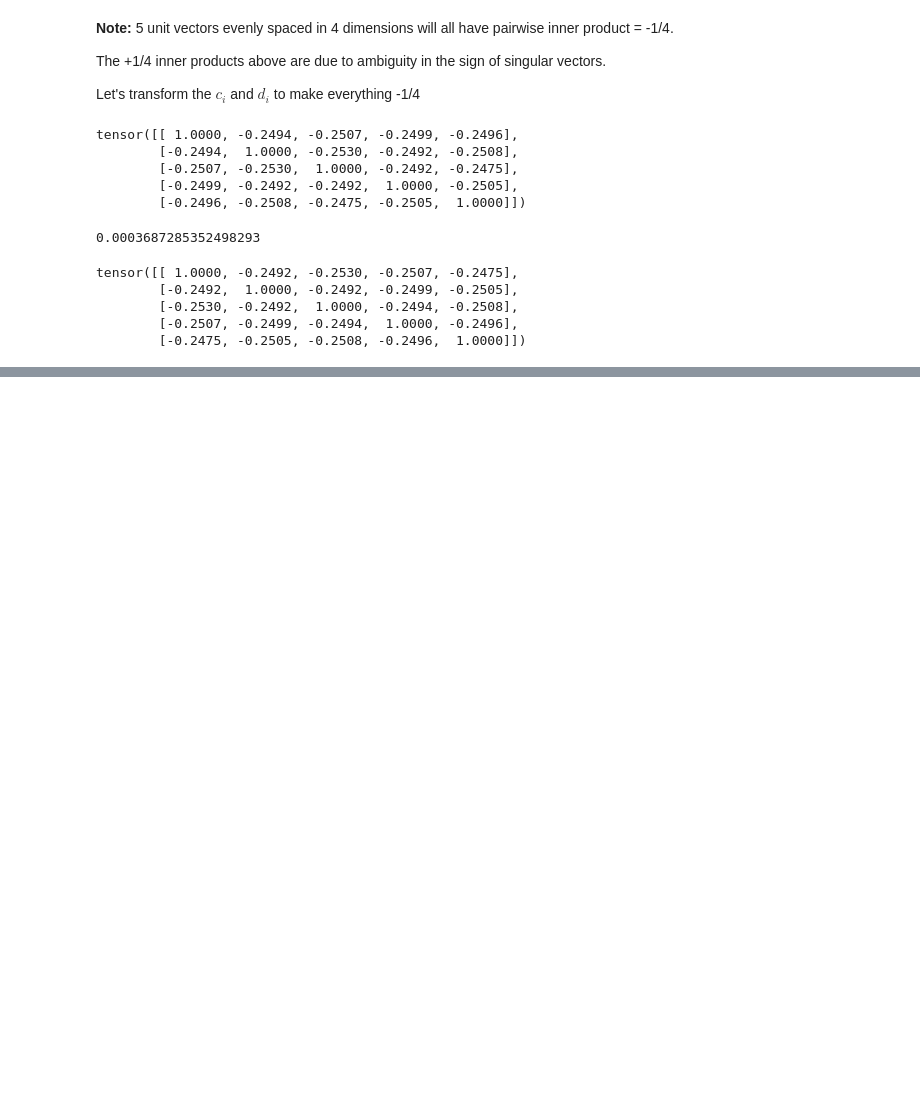
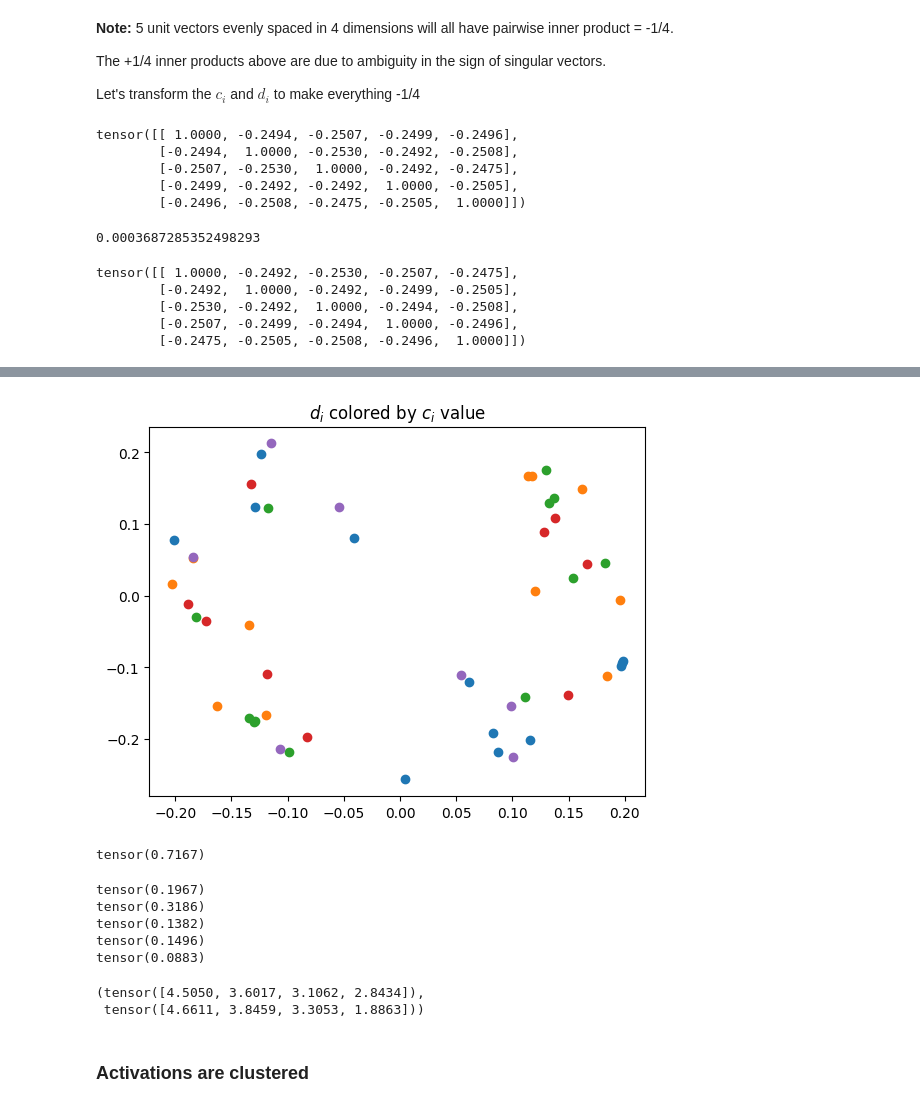
Before and after one commit to LouisYRYJ/Finite-groups, a Jupyter notebook: notebooks/irreps_SL_2_5.ipynb, the cells around one changed output, grey strips where cells are left out. Cells and saved outputs as stored; diff of their text form; code cells hidden in the pictures; blank space fills up the shorter version.

```diff
--- a/notebooks/irreps_SL_2_5.ipynb
+++ b/notebooks/irreps_SL_2_5.ipynb
@@ -271,0 +281,33 @@ tensor([[ 1.0000, -0.2492, -0.2530, -0.2507, -0.2475],
+# %%
+d_pcs = t.svd(d)[0][:,:2]
+for label in range(5):
+    cluster = [j for j in range(c.shape[0]) if kmeans.labels_[j].item() == label]
+    plt.scatter(d_pcs[cluster, 0], d_pcs[cluster, 1])
+plt.title('$d_i$ colored by $c_i$ value')
+plt.show()
+# %% [output]
+[figure, added]
+# %%
+dhat = b @ t.linalg.inv(b.T @ b) @ b.T @ d
+(d - dhat).norm()**2 / d.norm()**2
+# %% [output]
+tensor(0.7167)
+# %%
+for label in range(5):
+    cluster = [j for j in range(c.shape[0]) if kmeans.labels_[j].item() == label]
+    b_cl, d_cl = b[cluster], d[cluster]
+    dhat = b_cl @ t.linalg.inv(b_cl.T @ b_cl) @ b_cl.T @ d_cl
+    print((d_cl - dhat).norm()**2 / d_cl.norm()**2)
+# %% [output]
+tensor(0.1967)
+tensor(0.3186)
+tensor(0.1382)
+tensor(0.1496)
+tensor(0.0883)
+# %%
+t.svd(b)[1], t.svd(d)[1]
+# %% [output]
+(tensor([4.5050, 3.6017, 3.1062, 2.8434]),
+ tensor([4.6611, 3.8459, 3.3053, 1.8863]))
+# %% [markdown]
+### Activations are clustered
```
Also changed, not shown: parts of 11 cells of this notebook.
